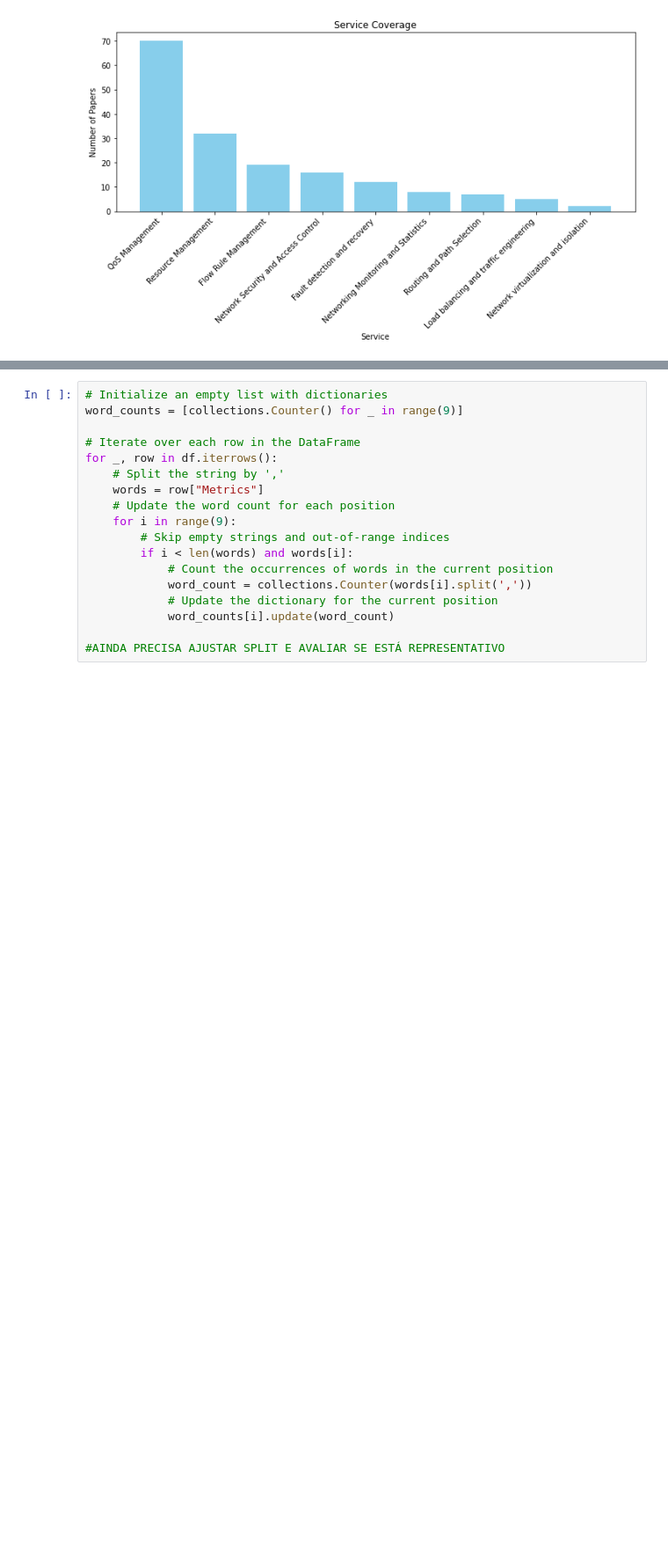
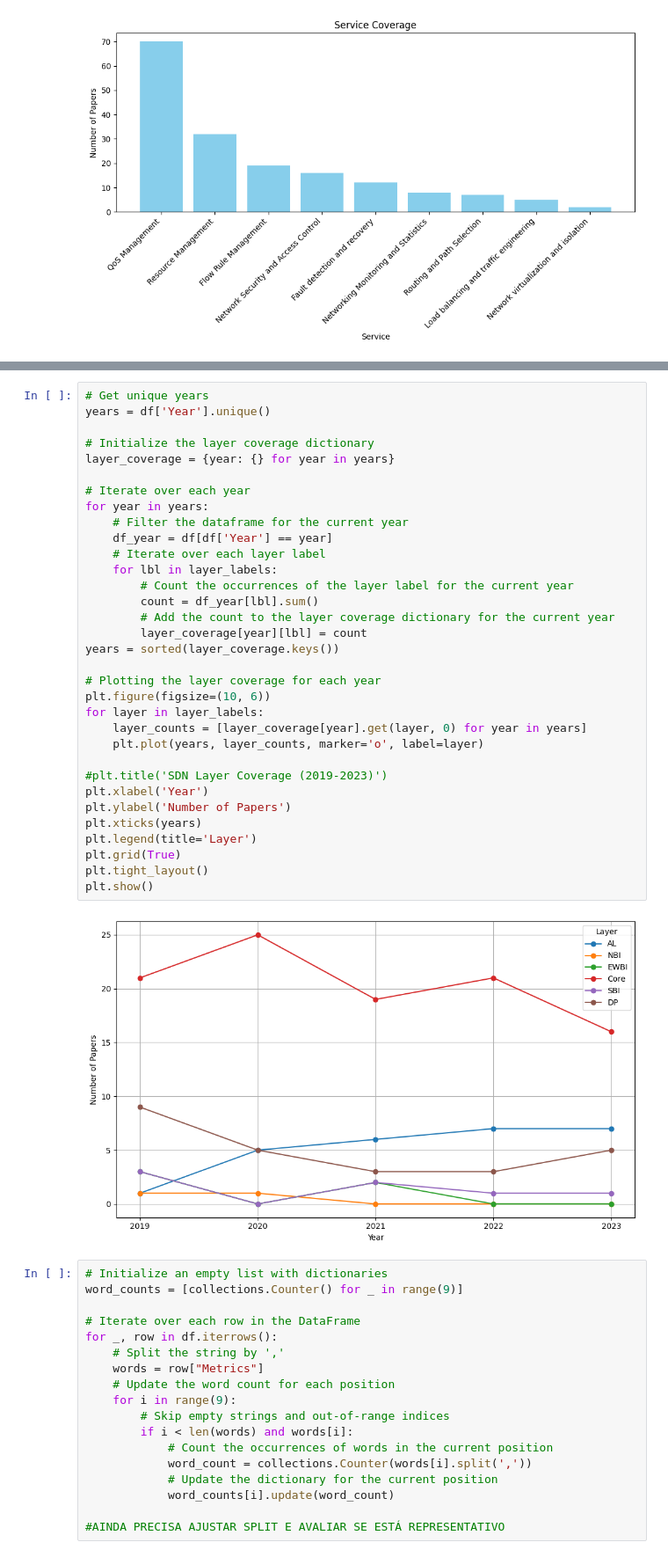
Before and after one commit to sandinojardim/sysrev-sdn-bm, a Jupyter notebook: final/Data_Extraction.ipynb, the cells around one changed output, grey strips where cells are left out. Shown at 88% size. Saved outputs shown, nothing was run; the diff lists cells and outputs as text; blank space fills up the shorter version.

```diff
--- a/final/Data_Extraction.ipynb
+++ b/final/Data_Extraction.ipynb
@@ -205,6 +264,41 @@ plt.tight_layout()
 plt.show()
 # %% [output]
 [figure]
+# %%
+# Get unique years
+years = df['Year'].unique()
+
+# Initialize the layer coverage dictionary
+layer_coverage = {year: {} for year in years}
+
+# Iterate over each year
+for year in years:
+    # Filter the dataframe for the current year
+    df_year = df[df['Year'] == year]
+    # Iterate over each layer label
+    for lbl in layer_labels:
+        # Count the occurrences of the layer label for the current year
+        count = df_year[lbl].sum()
+        # Add the count to the layer coverage dictionary for the current year
+        layer_coverage[year][lbl] = count
+years = sorted(layer_coverage.keys())
+
+# Plotting the layer coverage for each year
+plt.figure(figsize=(10, 6))
+for layer in layer_labels:
+    layer_counts = [layer_coverage[year].get(layer, 0) for year in years]
+    plt.plot(years, layer_counts, marker='o', label=layer)
+
+#plt.title('SDN Layer Coverage (2019-2023)')
+plt.xlabel('Year')
+plt.ylabel('Number of Papers')
+plt.xticks(years)
+plt.legend(title='Layer')
+plt.grid(True)
+plt.tight_layout()
+plt.show()
+# %% [output]
+[figure, added]
 # %%
 # Initialize an empty list with dictionaries
 word_counts = [collections.Counter() for _ in range(9)]
```
Also changed, not shown: parts of 5 cells of this notebook.
